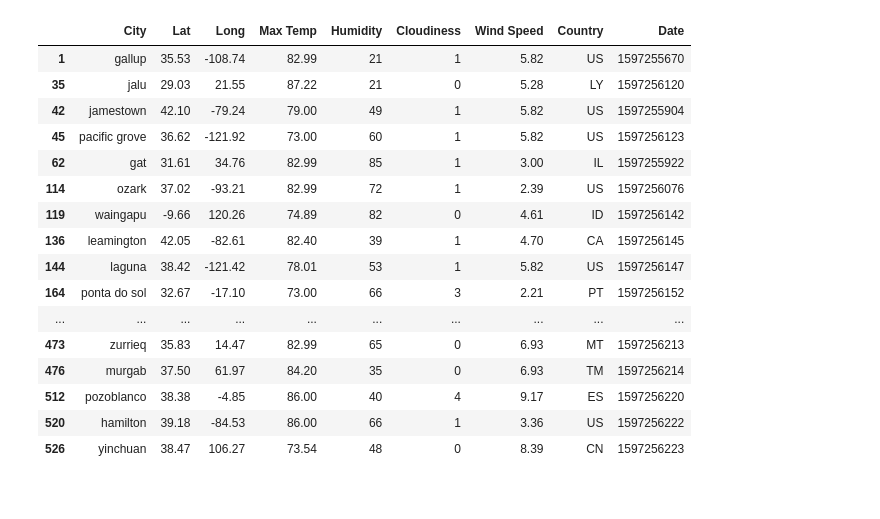
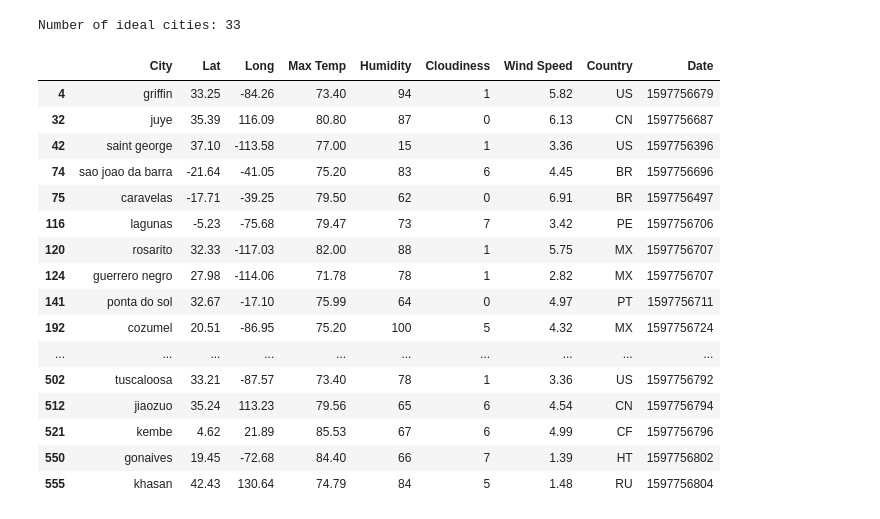
Before and after one commit to 22bipp22/python-api-challenge, a Jupyter notebook: VacationPy/VacationPy.ipynb, the cells around one changed output. Saved outputs shown, nothing was run; the diff lists cells and outputs as text; code cells hidden in the pictures.

```diff
--- a/VacationPy/VacationPy.ipynb
+++ b/VacationPy/VacationPy.ipynb
@@ -55,30 +40,31 @@ fig
 # %%
 ##Narrow down the data
 ideal_cities = city_data.loc[(city_data['Max Temp'] < 90) &
                              (city_data['Max Temp'] > 70) &
-                             (city_data["Wind Speed"] < 10) &
+                             (city_data["Wind Speed"] < 7) &
                              (city_data['Cloudiness']<10)]
 
-len(ideal_cities)
+print(f"Number of ideal cities: {len(ideal_cities)}")
 ideal_cities
 # %% [output]
+Number of ideal cities: 33
 |  | City | Lat | Long | Max Temp | Humidity | Cloudiness | Wind Speed | Country | Date |
-| 1 | gallup | 35.53 | -108.74 | 82.99 | 21 | 1 | 5.82 | US | 1597255670 |
-| 35 | jalu | 29.03 | 21.55 | 87.22 | 21 | 0 | 5.28 | LY | 1597256120 |
-| 42 | jamestown | 42.10 | -79.24 | 79.00 | 49 | 1 | 5.82 | US | 1597255904 |
-| 45 | pacific grove | 36.62 | -121.92 | 73.00 | 60 | 1 | 5.82 | US | 1597256123 |
-| 62 | gat | 31.61 | 34.76 | 82.99 | 85 | 1 | 3.00 | IL | 1597255922 |
-| 114 | ozark | 37.02 | -93.21 | 82.99 | 72 | 1 | 2.39 | US | 1597256076 |
-| 119 | waingapu | -9.66 | 120.26 | 74.89 | 82 | 0 | 4.61 | ID | 1597256142 |
-| 136 | leamington | 42.05 | -82.61 | 82.40 | 39 | 1 | 4.70 | CA | 1597256145 |
-| 144 | laguna | 38.42 | -121.42 | 78.01 | 53 | 1 | 5.82 | US | 1597256147 |
-| 164 | ponta do sol | 32.67 | -17.10 | 73.00 | 66 | 3 | 2.21 | PT | 1597256152 |
+| 4 | griffin | 33.25 | -84.26 | 73.40 | 94 | 1 | 5.82 | US | 1597756679 |
+| 32 | juye | 35.39 | 116.09 | 80.80 | 87 | 0 | 6.13 | CN | 1597756687 |
+| 42 | saint george | 37.10 | -113.58 | 77.00 | 15 | 1 | 3.36 | US | 1597756396 |
+| 74 | sao joao da barra | -21.64 | -41.05 | 75.20 | 83 | 6 | 4.45 | BR | 1597756696 |
+| 75 | caravelas | -17.71 | -39.25 | 79.50 | 62 | 0 | 6.91 | BR | 1597756497 |
+| 116 | lagunas | -5.23 | -75.68 | 79.47 | 73 | 7 | 3.42 | PE | 1597756706 |
+| 120 | rosarito | 32.33 | -117.03 | 82.00 | 88 | 1 | 5.75 | MX | 1597756707 |
+| 124 | guerrero negro | 27.98 | -114.06 | 71.78 | 78 | 1 | 2.82 | MX | 1597756707 |
+| 141 | ponta do sol | 32.67 | -17.10 | 75.99 | 64 | 0 | 4.97 | PT | 1597756711 |
+| 192 | cozumel | 20.51 | -86.95 | 75.20 | 100 | 5 | 4.32 | MX | 1597756724 |
 | ... | ... | ... | ... | ... | ... | ... | ... | ... | ... |
-| 473 | zurrieq | 35.83 | 14.47 | 82.99 | 65 | 0 | 6.93 | MT | 1597256213 |
-| 476 | murgab | 37.50 | 61.97 | 84.20 | 35 | 0 | 6.93 | TM | 1597256214 |
-| 512 | pozoblanco | 38.38 | -4.85 | 86.00 | 40 | 4 | 9.17 | ES | 1597256220 |
-| 520 | hamilton | 39.18 | -84.53 | 86.00 | 66 | 1 | 3.36 | US | 1597256222 |
-| 526 | yinchuan | 38.47 | 106.27 | 73.54 | 48 | 0 | 8.39 | CN | 1597256223 |
+| 502 | tuscaloosa | 33.21 | -87.57 | 73.40 | 78 | 1 | 3.36 | US | 1597756792 |
+| 512 | jiaozuo | 35.24 | 113.23 | 79.56 | 65 | 6 | 4.54 | CN | 1597756794 |
+| 521 | kembe | 4.62 | 21.89 | 85.53 | 67 | 6 | 4.99 | CF | 1597756796 |
+| 550 | gonaives | 19.45 | -72.68 | 84.40 | 66 | 7 | 1.39 | HT | 1597756802 |
+| 555 | khasan | 42.43 | 130.64 | 74.79 | 84 | 5 | 1.48 | RU | 1597756804 |
 # %%
 ##Get nearby hotels
 lats = ideal_cities['Lat'].tolist()
```
Also changed, not shown: parts of 8 cells of this notebook, 17 other files.
